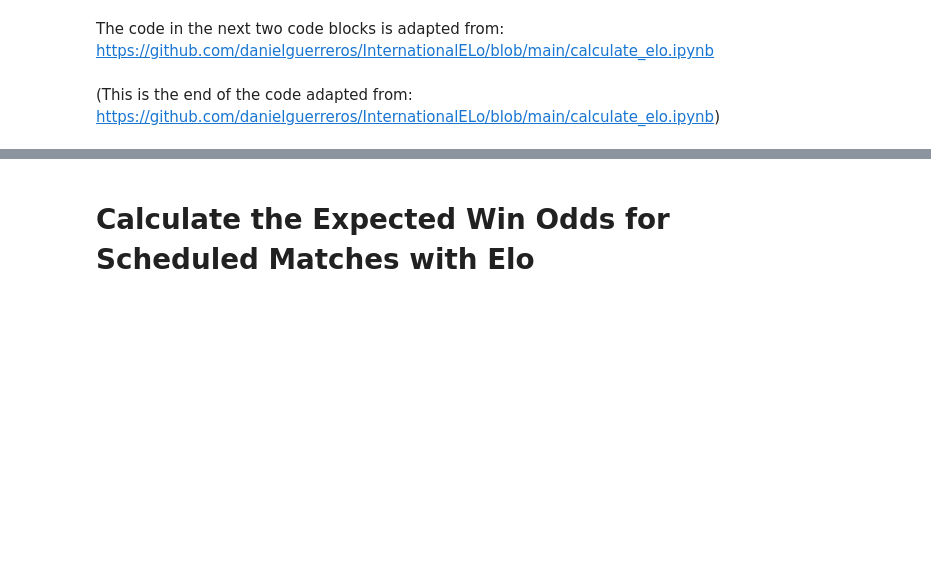
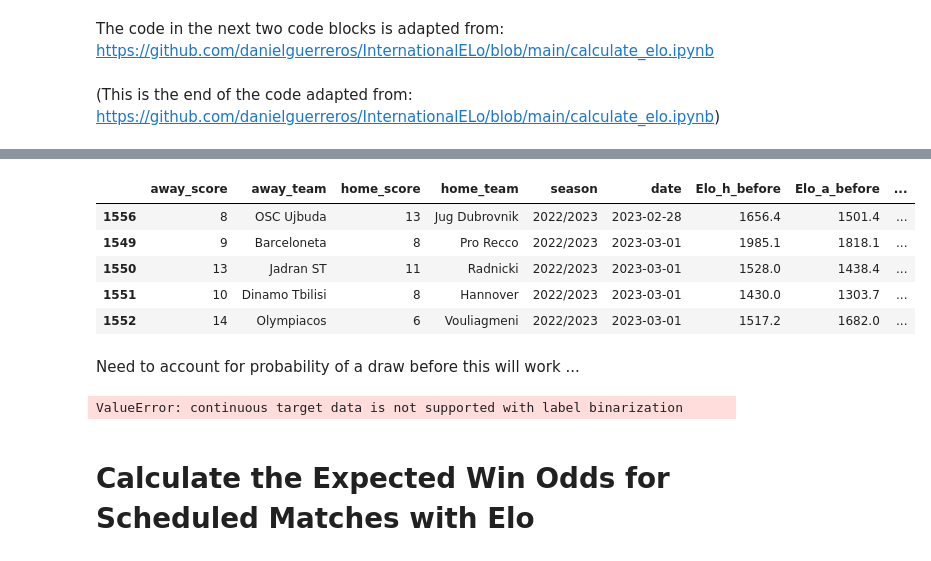
Before and after one commit to mgrow1/Portfolio, a Jupyter notebook: champions_league_analysis.ipynb, the cells around one changed output, grey strips where cells are left out. Cells and saved outputs as stored; diff of their text form; code cells hidden in the pictures; blank space fills up the shorter version.

```diff
--- a/champions_league_analysis.ipynb
+++ b/champions_league_analysis.ipynb
@@ -118,3 +129,25 @@ for idx, row in df_elo.iterrows():
+# %%
+# do you need a dynamic k value, depending on how many games the team has historically already played?
+
+# find log-loss for k=40
+df_elo[['actual_home', 'actual_away']] = df_elo.apply(lambda x: actual_result(x['home_score'], x['away_score']), axis=1, result_type='expand')
+df_elo[['pred_home', 'pred_away']] = df_elo.apply(lambda x: expected_result(x['Elo_h_before'], x['Elo_a_before']), axis=1, result_type='expand')
+
+df_elo.tail()
+# %% [output]
+|  | away_score | away_team | home_score | home_team | season | date | Elo_h_before | Elo_a_before | ... |
+| 1556 | 8 | OSC Ujbuda | 13 | Jug Dubrovnik | 2022/2023 | 2023-02-28 | 1656.4 | 1501.4 | ... |
+| 1549 | 9 | Barceloneta | 8 | Pro Recco | 2022/2023 | 2023-03-01 | 1985.1 | 1818.1 | ... |
+| 1550 | 13 | Jadran ST | 11 | Radnicki | 2022/2023 | 2023-03-01 | 1528.0 | 1438.4 | ... |
+| 1551 | 10 | Dinamo Tbilisi | 8 | Hannover | 2022/2023 | 2023-03-01 | 1430.0 | 1303.7 | ... |
+| 1552 | 14 | Olympiacos | 6 | Vouliagmeni | 2022/2023 | 2023-03-01 | 1517.2 | 1682.0 | ... |
+# %% [markdown]
+Need to account for probability of a draw before this will work ...
+# %%
+from sklearn.metrics import log_loss
+log_loss(df_elo['actual_home'], df_elo['pred_home'], labels=['0.0','0.5','1.0'])
+# %% [output]
+ValueError: continuous target data is not supported with label binarization
 # %%
 # save data by exporting to a cvs file
 df_elo.to_csv('champions_league_eloData.csv', index=False)
```
Also changed, not shown: parts of 3 cells of this notebook.
